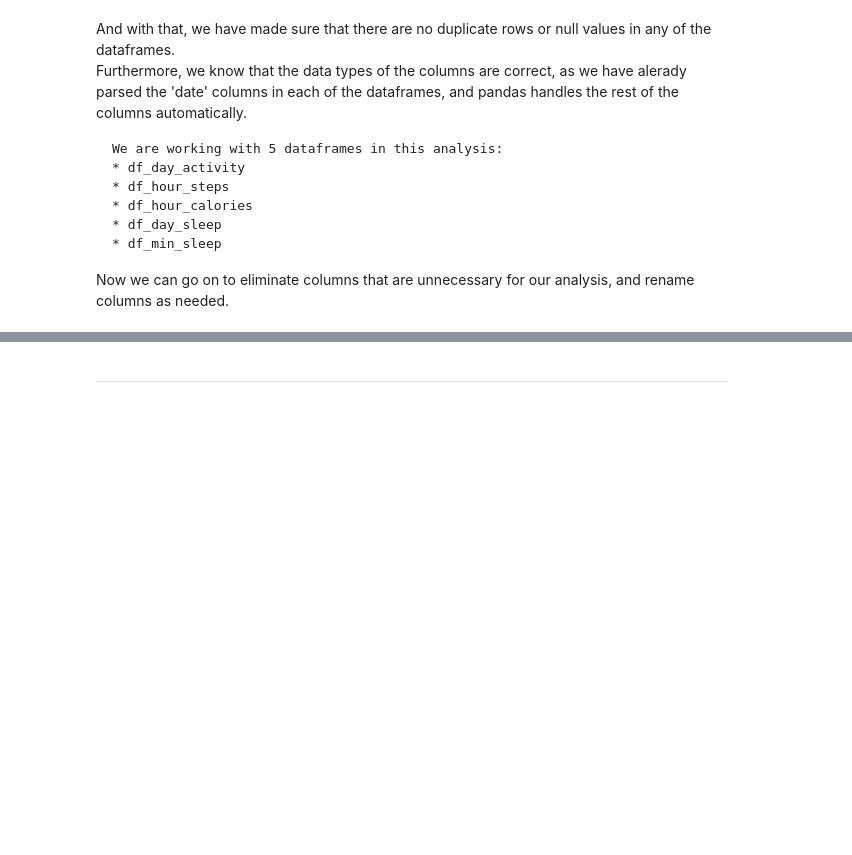
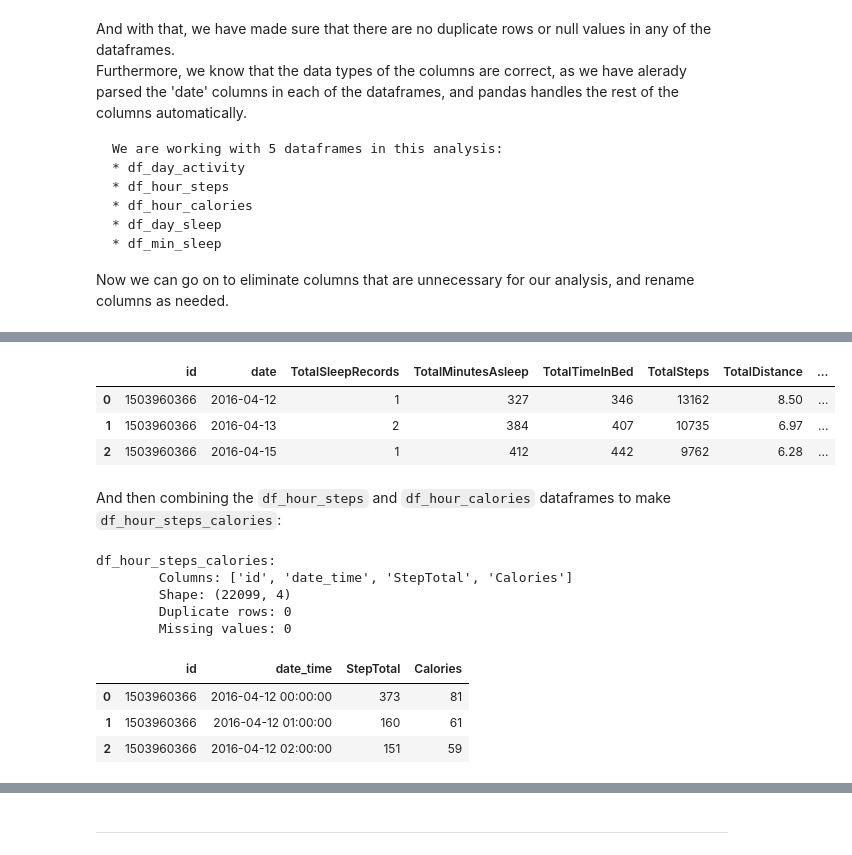
Before and after one commit to fahm1/portfolio, a Jupyter notebook: _sources/bellabeat_case_study/bellabeat_analysis.ipynb, the cells around one changed output, grey strips where cells are left out. Saved outputs shown, nothing was run; the diff lists cells and outputs as text; code cells hidden in the pictures; blank space fills up the shorter version.

````diff
--- a/_sources/bellabeat_case_study/bellabeat_analysis.ipynb
+++ b/_sources/bellabeat_case_study/bellabeat_analysis.ipynb
@@ -455,0 +463,4 @@ text
+# %%
+df_day_activity_sleep = df_day_sleep.merge(right=df_day_activity, on=['id', 'date'],
+                                           how='inner', validate='1:1')
+df_info(df_day_activity_sleep, name='df_day_activity_sleep')
@@ -455,0 +473,26 @@ text
+# %%
+df_day_activity_sleep.head(3)
+# %% [output]
+|  | id | date | TotalSleepRecords | TotalMinutesAsleep | TotalTimeInBed | TotalSteps | TotalDistance | ... |
+| 0 | 1503960366 | 2016-04-12 | 1 | 327 | 346 | 13162 | 8.50 | ... |
+| 1 | 1503960366 | 2016-04-13 | 2 | 384 | 407 | 10735 | 6.97 | ... |
+| 2 | 1503960366 | 2016-04-15 | 1 | 412 | 442 | 9762 | 6.28 | ... |
+# %% [markdown]
+And then combining the ```df_hour_steps``` and ```df_hour_calories``` dataframes to make ```df_hour_steps_calories```:
+# %%
+df_hour_steps_calories = df_hour_steps.merge(right=df_hour_calories, on=['id', 'date_time'],
+                                             how='inner', validate='1:1')
+df_info(df_hour_steps_calories, name='df_hour_steps_calories')
+# %% [output]
+df_hour_steps_calories:
+        Columns: ['id', 'date_time', 'StepTotal', 'Calories']
+        Shape: (22099, 4)
+        Duplicate rows: 0
+        Missing values: 0
+# %%
+df_hour_steps_calories.head(3)
+# %% [output]
+|  | id | date_time | StepTotal | Calories |
+| 0 | 1503960366 | 2016-04-12 00:00:00 | 373 | 81 |
+| 1 | 1503960366 | 2016-04-12 01:00:00 | 160 | 61 |
+| 2 | 1503960366 | 2016-04-12 02:00:00 | 151 | 59 |
````
Also changed, not shown: parts of 65 cells of this notebook, 9 other files.
